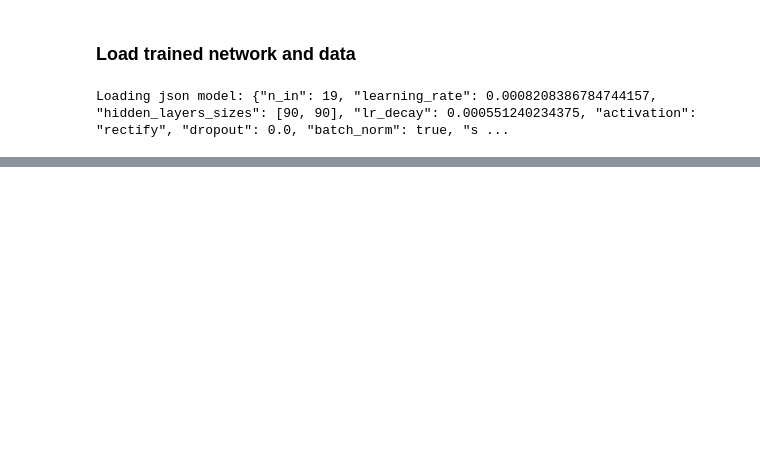
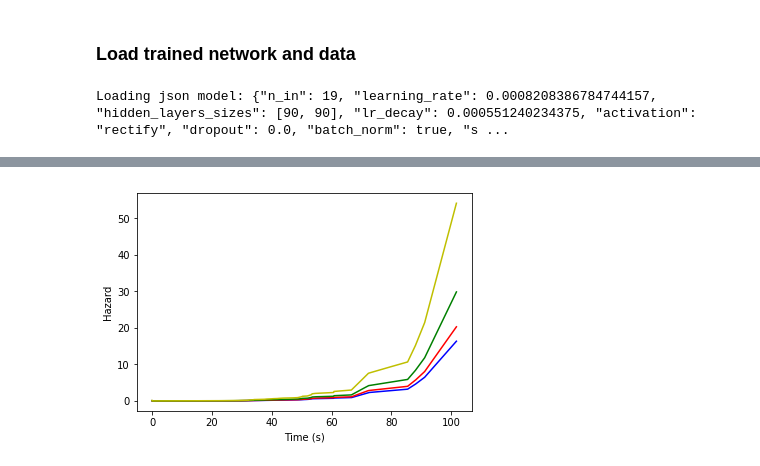
Before and after one commit to arashk1990/ProjectVR, a Jupyter notebook: models/WaitTimeCalculation.ipynb, the cells around one changed output, grey strips where cells are left out. Cells and saved outputs as stored; diff of their text form; code cells hidden in the pictures; blank space fills up the shorter version.

```diff
--- a/models/WaitTimeCalculation.ipynb
+++ b/models/WaitTimeCalculation.ipynb
@@ -90,0 +108,19 @@ basehazard[100]*
+# %%
+#Cumulative Hazard function (integral of baseline*partial over time)
+
+discreteTimes = np.arange(0.0, max(eventsDF['Times']),0.1)  #define discrete times with 0.1 timesteps
+discreteBase = np.interp(discreteTimes,eventsDF['Times'],eventsDF['Base Hazard'])
+def hazard (x):    #x: covariates of the instance we are looking into
+    parthazard = network.hazard(x)
+    hazard = parthazard * discreteBase
+    return hazard[0]
+# %%
+plt.xlabel('Time (s)')
+plt.ylabel('Hazard')
+plt.plot(discreteTimes,hazard(xtrain[0:1,0:network.hyperparams['n_in']]),'b')
+plt.plot(discreteTimes, hazard(xtrain[1:2,0:network.hyperparams['n_in']]), 'r')
+plt.plot(discreteTimes, hazard(xtrain[2:3,0:network.hyperparams['n_in']]), 'g')
+plt.plot(discreteTimes, hazard(xtrain[3:4,0:network.hyperparams['n_in']]), 'y')
+plt.show()
+# %% [output]
+[figure, added]
```
Also changed, not shown: parts of 15 cells of this notebook.
